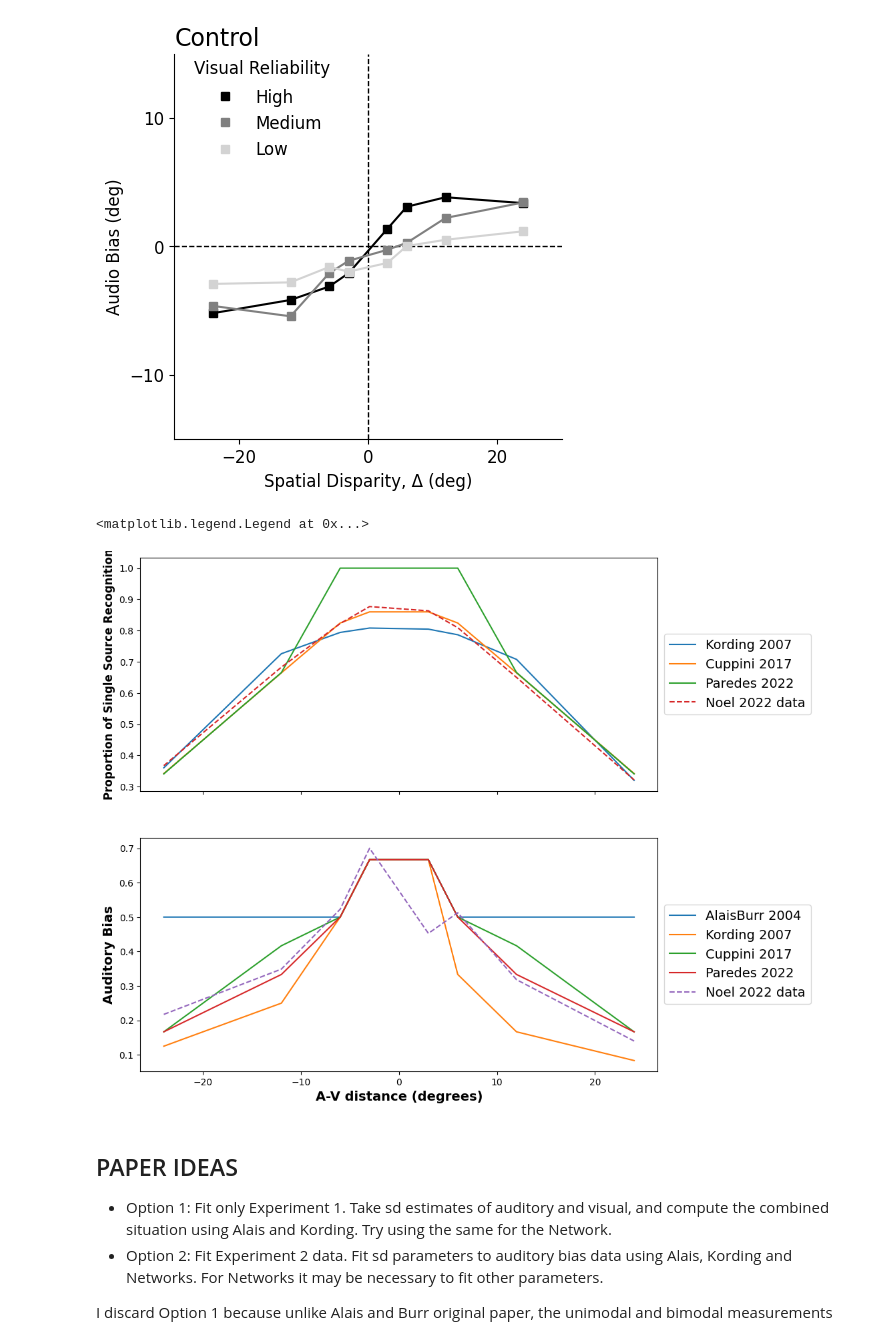
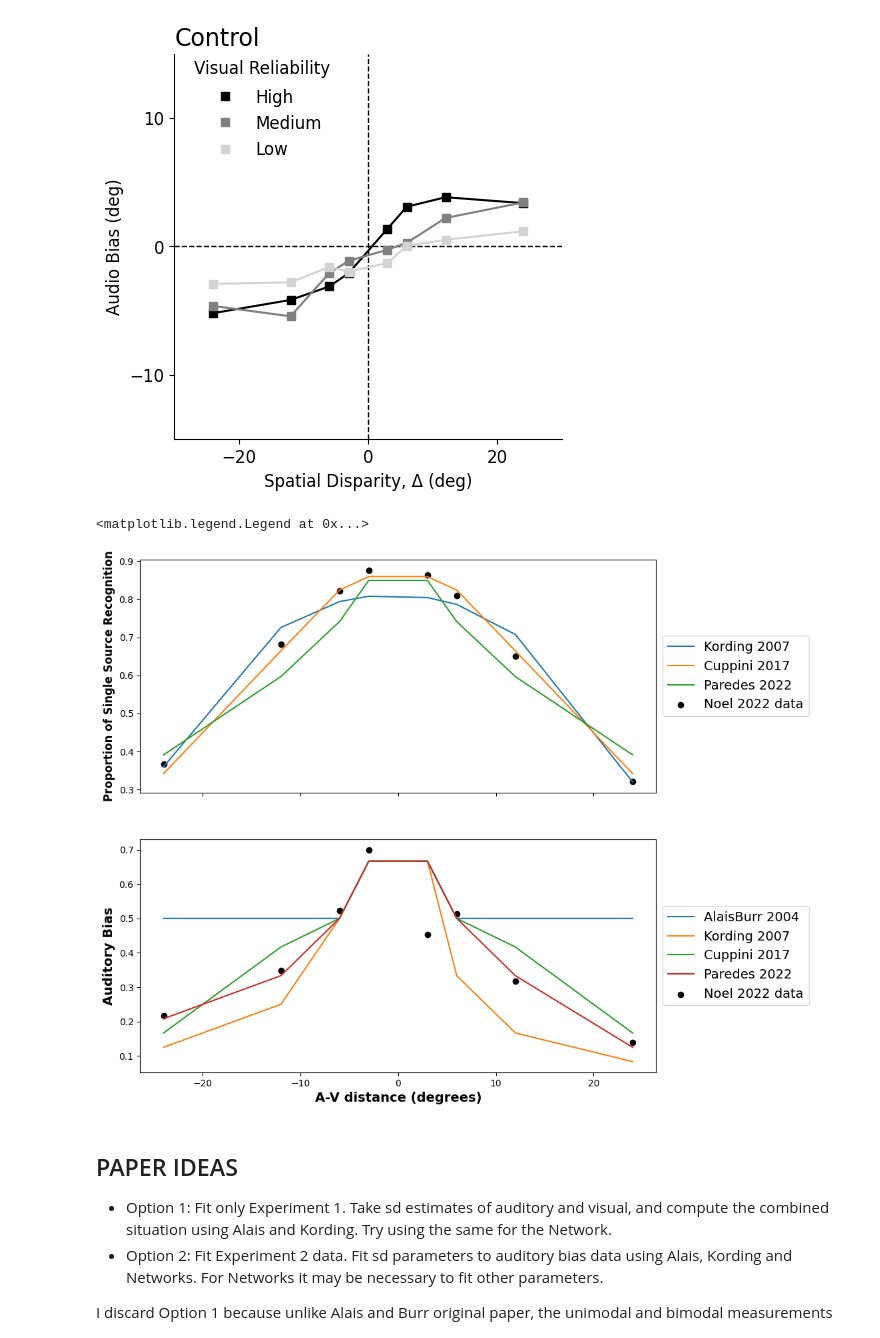
Before and after one commit to renatoparedes/NeuroMSI-Network, a Jupyter notebook: Sample.ipynb, the cells around one changed output. Drawn from its saved outputs; the diff is of its cells as text; code cells hidden in the pictures.

```diff
--- a/Sample.ipynb
+++ b/Sample.ipynb
@@ -183,11 +183,18 @@ res_cuppini2017 = sp_cuppini2017.run(
 )
 res_paredes = sp_paredes.run(
     auditory_position=45,
-    auditory_sigma=3.465e01,
-    visual_sigma=3.238e-01,
-    auditory_intensity=6.470e00,
-    visual_intensity=2.296e01,
+    auditory_sigma=2.000e01,
+    visual_sigma=1.854e01,
+    auditory_intensity=1.113e00,
+    visual_intensity=7.728e00,
     noise=False,
+    soa=0,
+    auditory_stim_n=1,
+    visual_stim_n=1,
+    auditory_duration=100,
+    visual_duration=100,
+    auditory_onset=0,
+    visual_onset=0,
 )
 
 ## CAUSES
@@ -224,12 +231,19 @@ sp_paredes = ParameterSweep(
 )
 res_paredes_causes = sp_paredes.run(
     auditory_position=45,
-    auditory_sigma=3.782e01,
-    visual_sigma=1.230e01,
-    auditory_intensity=2.026e01,
-    visual_intensity=4.027e00,
+    auditory_sigma=2.580e01,
+    visual_sigma=3.561e00,
+    auditory_intensity=1.664e01,
+    visual_intensity=2.420e01,
     noise=False,
     causes_kind="prob",
+    soa=0,
+    auditory_stim_n=1,
+    visual_stim_n=1,
+    auditory_duration=150,
+    visual_duration=150,
+    auditory_onset=0,
+    visual_onset=0,
 )
 # %%
 fig, axs = plt.subplots(
@@ -262,8 +276,8 @@ ax1.plot(
 )
 
 
-ax1.plot(dis, causes_data, "--")
-# ax1.scatter(dis, causes_data, c="k")
+# ax1.plot(dis, causes_data, "--")
+ax1.scatter(dis, causes_data, c="k")
 ax1.set_ylabel("Proportion of Single Source Recognition", size=12, weight="bold")
 ax1.set_xlabel("A-V distance (degrees)", size=14)
 ax1.legend(
@@ -278,35 +292,36 @@ ax2 = plt.subplot(212)
 res_alaisburr.bias.bias_mean(
     influence_parameter="auditory_position", mode="multi"
 ).plot(ax=ax2)
 res_kording.bias.bias_mean(
     influence_parameter="auditory_position", mode="auditory"
 ).plot(ax=ax2)
 res_cuppini2017.bias.bias_mean(
     influence_parameter="auditory_position", mode="auditory"
 ).plot(ax=ax2)
 res_paredes.bias.bias_mean(
     influence_parameter="auditory_position", mode="auditory"
 ).plot(ax=ax2)
 
 # Requires to specify mode because cannot distinguish max variance across modes. Maybe link it with influence_parameter?
-ax2.plot(dis, bias_data, "--")
+# ax2.plot(dis, bias_data, "--")
+ax2.scatter(dis, bias_data, c="k")
 ax2.set_xlabel("A-V distance (degrees)", size=14, weight="bold")
 ax2.set_ylabel("Auditory Bias", size=14, weight="bold")
 ax2.legend(
     [
         "AlaisBurr 2004",
         "Kording 2007",
         "Cuppini 2017",
         "Paredes 2022",
         "Noel 2022 data",
     ],
     fontsize=14,
     loc="center left",
     bbox_to_anchor=(1, 0.5),
 )
 # %% [output]
 <matplotlib.legend.Legend at 0x...>
-[figure, old version]
+[figure, new version]
 # %% [markdown]
 ## PAPER IDEAS
 
```
Also changed, not shown: 1 other file.
